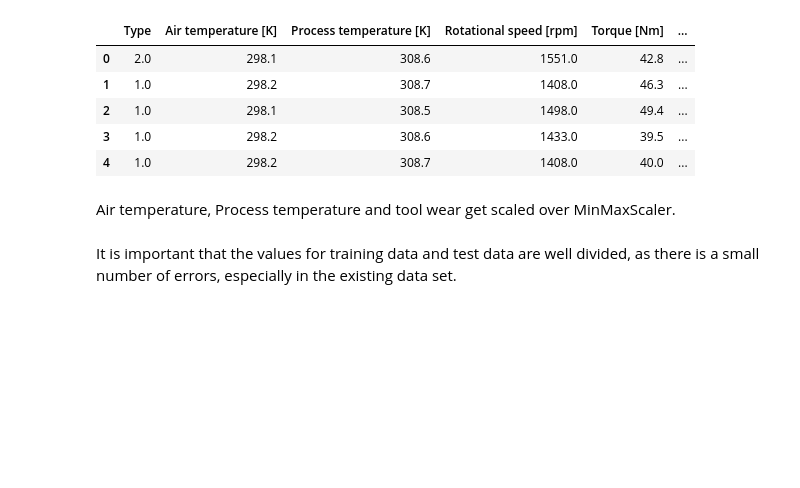
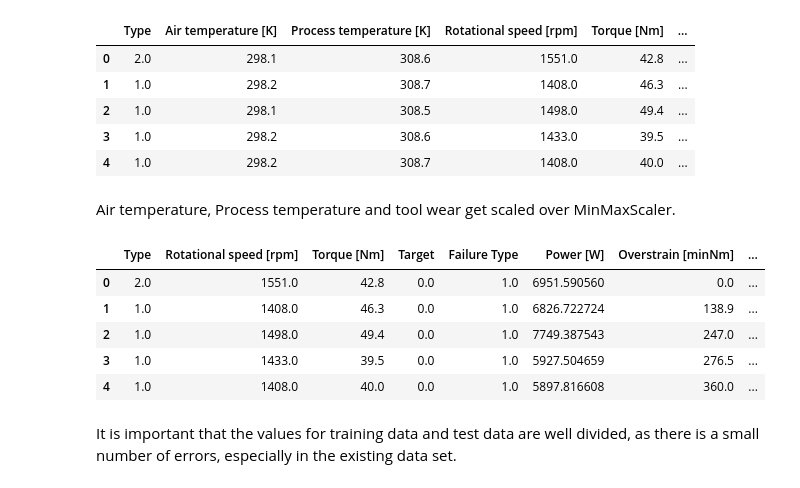
Before and after one commit to waldmjn/Predictive-Maintenance, a Jupyter notebook: DataModells.ipynb, the cells around one changed output. Cells and saved outputs as stored; diff of their text form; code cells hidden in the pictures; blank space fills up the shorter version.

```diff
--- a/DataModells.ipynb
+++ b/DataModells.ipynb
@@ -80,14 +113,33 @@ df_scaled.head(5)
 # %% [markdown]
 Air temperature, Process temperature and tool wear get scaled over MinMaxScaler.
 # %%
+# Define the columns to be scaled
 columns = ['Air temperature [K]', 'Process temperature [K]', 'Tool wear [min]']
+
+# Initialize the MinMaxScaler
 scaler = MinMaxScaler()
+
+# Fit and transform the specified columns in the dataframe
 features_scaled = scaler.fit_transform(df[columns])
+
+# Convert the scaled features back to a DataFrame
 features_scaled = pd.DataFrame(features_scaled, columns=columns)
-df_scaled.drop(columns, axis=1, inplace=True)
-df_scaled = pd.concat([df_scaled, features_scaled], axis=1)
 
-df.head()
+# Drop the original columns from the dataframe
+df.drop(columns, axis=1, inplace=True)
+
+# Concatenate the scaled features back to the dataframe
+df_scaled = pd.concat([df, features_scaled], axis=1)
+
+# Display the first few rows of the scaled dataframe
+df_scaled.head()
+# %% [output]
+|  | Type | Rotational speed [rpm] | Torque [Nm] | Target | Failure Type | Power [W] | Overstrain [minNm] | ... |
+| 0 | 2.0 | 1551.0 | 42.8 | 0.0 | 1.0 | 6951.590560 | 0.0 | ... |
+| 1 | 1.0 | 1408.0 | 46.3 | 0.0 | 1.0 | 6826.722724 | 138.9 | ... |
+| 2 | 1.0 | 1498.0 | 49.4 | 0.0 | 1.0 | 7749.387543 | 247.0 | ... |
+| 3 | 1.0 | 1433.0 | 39.5 | 0.0 | 1.0 | 5927.504659 | 276.5 | ... |
+| 4 | 1.0 | 1408.0 | 40.0 | 0.0 | 1.0 | 5897.816608 | 360.0 | ... |
 # %% [markdown]
 It is important that the values for training data and test data are well divided, as there is a small number of errors, especially in the existing data set.
 # %%
```
Also changed, not shown: parts of 15 cells of this notebook.
